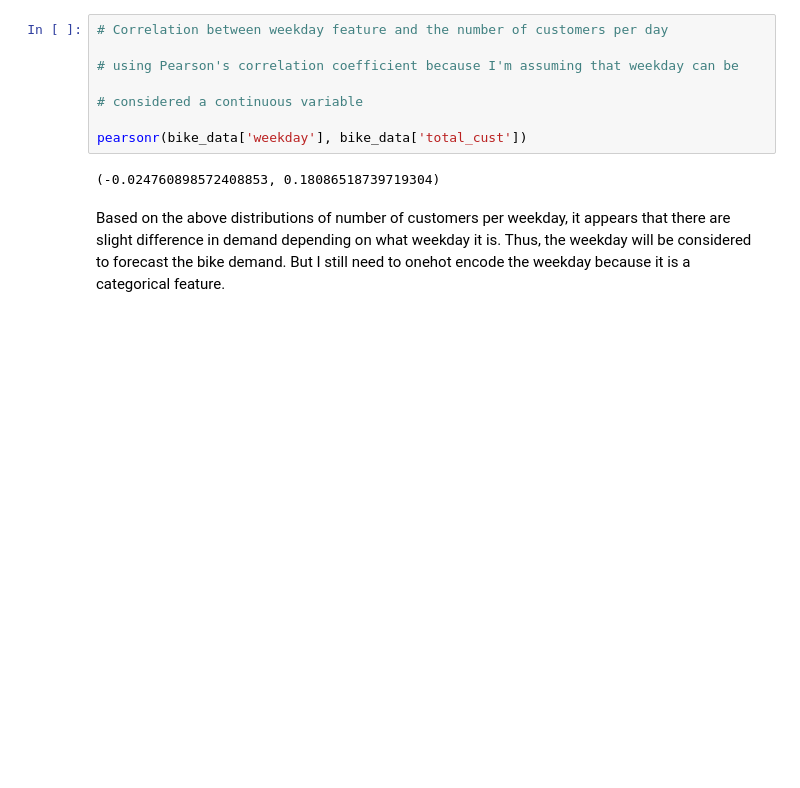
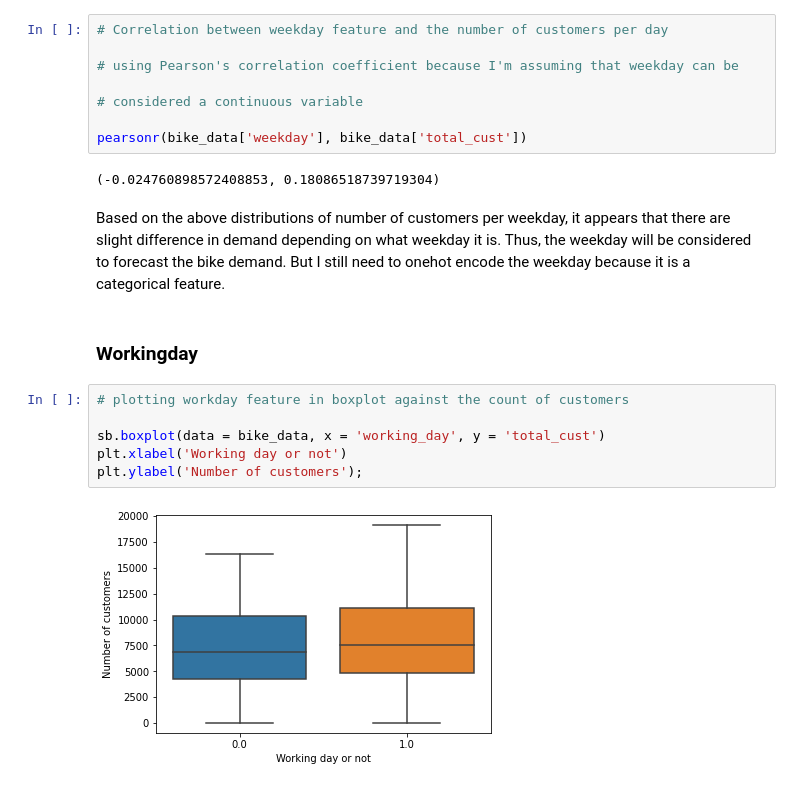
Before and after one commit to SamuelWanjiru/Bike-sharing-forecast, a Jupyter notebook: BikeSharing.ipynb, the cells around one changed output. Drawn from its saved outputs; the diff is of its cells as text; blank space fills up the shorter version.

```diff
--- a/BikeSharing.ipynb
+++ b/BikeSharing.ipynb
@@ -364,3 +364,13 @@ pearsonr(bike_data['weekday'], bike_data['total_cust'])
 (-0.024760898572408853, 0.18086518739719304)
 # %% [markdown]
 Based on the above distributions of number of customers per weekday, it appears that there are slight difference in demand depending on what weekday it is. Thus, the weekday will be considered to forecast the bike demand. But I still need to onehot encode the weekday because it is a categorical feature.
+# %% [markdown]
+### **Workingday**
+# %%
+# plotting workday feature in boxplot against the count of customers
+
+sb.boxplot(data = bike_data, x = 'working_day', y = 'total_cust')
+plt.xlabel('Working day or not')
+plt.ylabel('Number of customers');
+# %% [output]
+[figure, added]
```
Also changed, not shown: parts of 7 cells of this notebook.
